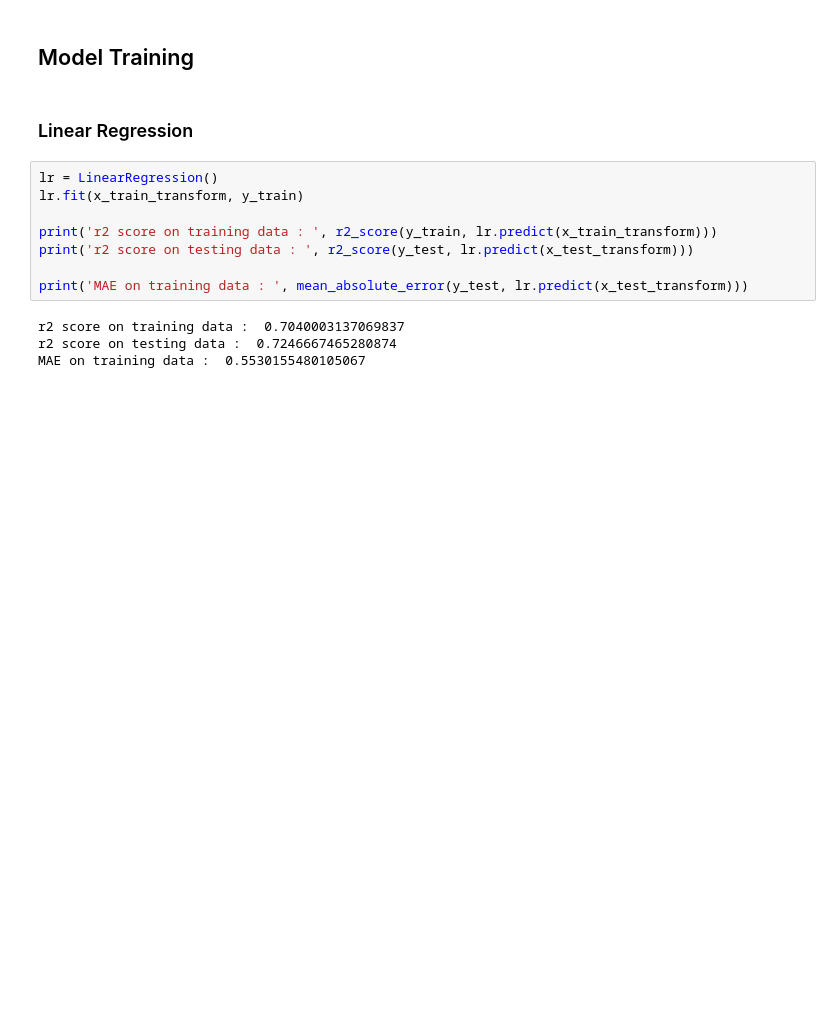
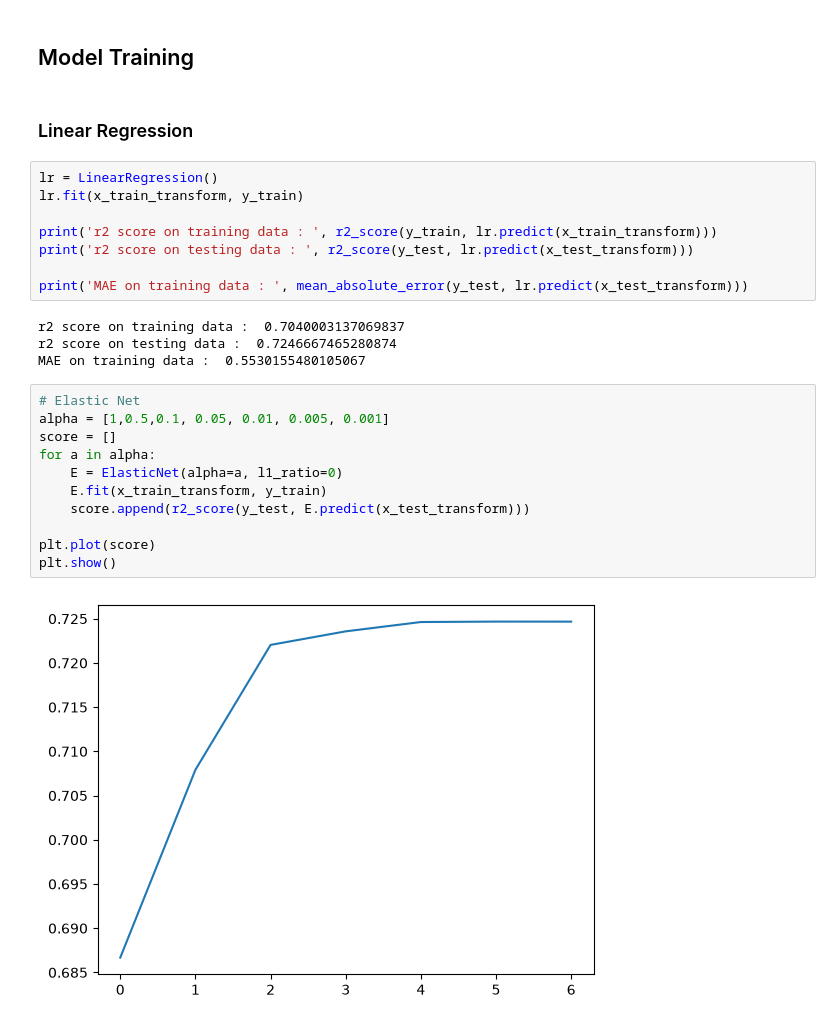
Before and after one commit to ayansuvra/Mental-Health-Score-Predictor, a Jupyter notebook: notebook/notebook.ipynb, the cells around one changed output. Drawn from its saved outputs; the diff is of its cells as text; blank space fills up the shorter version.

Commit message:
ElasticNet

```diff
--- a/notebook/notebook.ipynb
+++ b/notebook/notebook.ipynb
@@ -294,3 +294,16 @@ print('MAE on training data : ', mean_absolute_error(y_test, lr.predict(x_test_t
 r2 score on training data :  0.7040003137069837
 r2 score on testing data :  0.7246667465280874
 MAE on training data :  0.5530155480105067
+# %%
+# Elastic Net
+alpha = [1,0.5,0.1, 0.05, 0.01, 0.005, 0.001]
+score = []
+for a in alpha:
+    E = ElasticNet(alpha=a, l1_ratio=0)
+    E.fit(x_train_transform, y_train)
+    score.append(r2_score(y_test, E.predict(x_test_transform)))
+
+plt.plot(score)
+plt.show()
+# %% [output]
+[figure, added]
```
Also changed, not shown: parts of 1 cell of this notebook.
